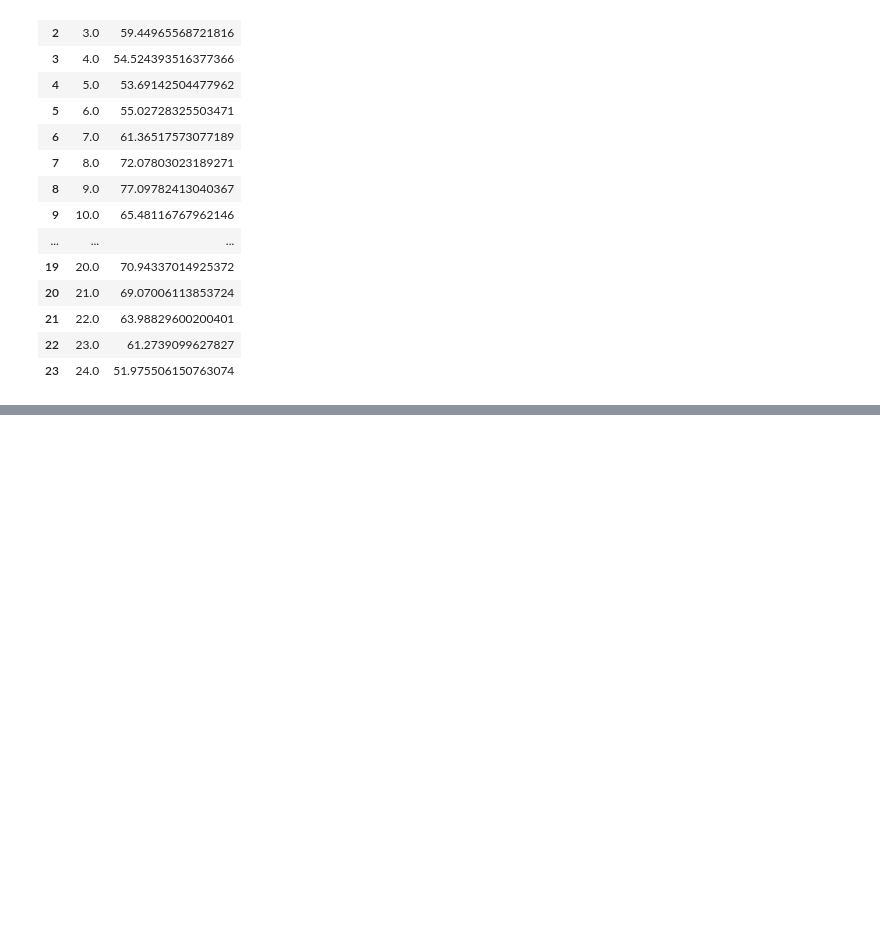
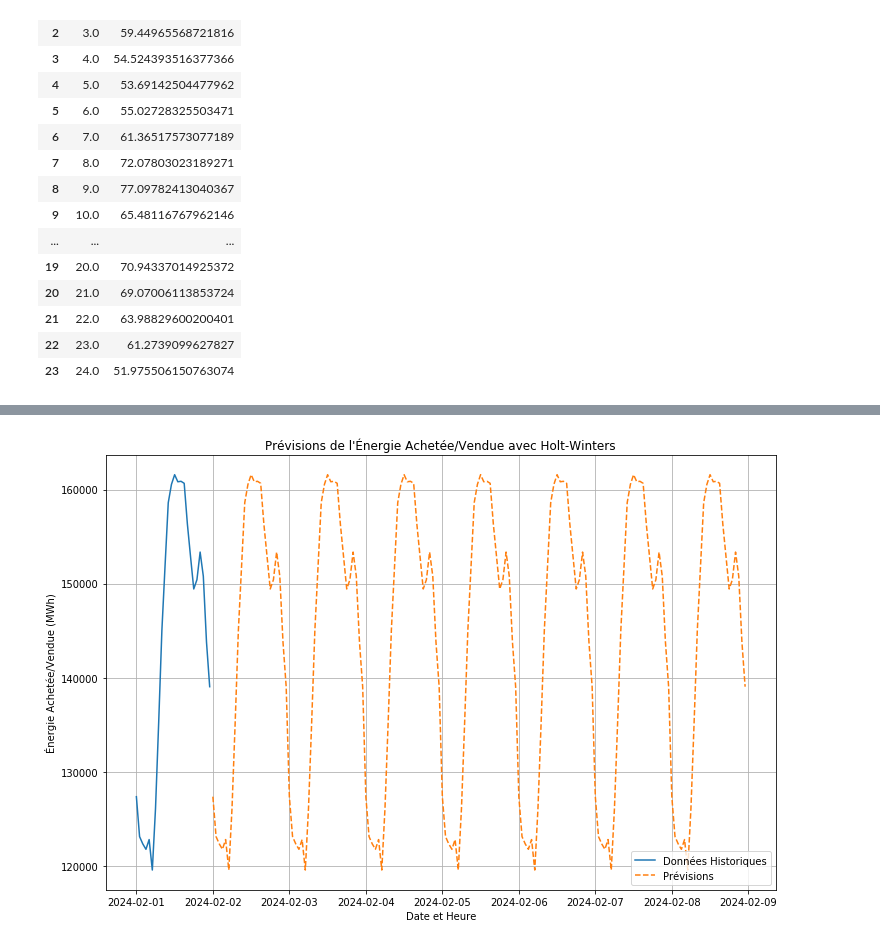
Before and after one commit to joseluissanchezr/analisis_datos, a Jupyter notebook: Grupo_3/visualisation.ipynb, the cells around one changed output, grey strips where cells are left out. Cells and saved outputs as stored; diff of their text form; code cells hidden in the pictures; blank space fills up the shorter version.

```diff
--- a/Grupo_3/visualisation.ipynb
+++ b/Grupo_3/visualisation.ipynb
@@ -387,0 +404,28 @@ equilibrium_df
+# %%
+#In order to make the previous , we will use the Triple exponetioel model that we have seen in a supply chain management course
+from statsmodels.tsa.holtwinters import ExponentialSmoothing
+
+# Décomposer la série temporelle
+energy_series = energy_per_hour.set_index('Fecha_Hora')['Energía Compra/Venta']
+
+# Ajuster le modèle Holt-Winters (Triple Exponential Smoothing)
+model = ExponentialSmoothing(energy_series, seasonal='add', seasonal_periods=24).fit()
+
+# Faire les prévisions
+forecast = model.forecast(steps=24*7)  # Prévisions pour une semaine
+
+# Tracer les données historiques et les prévisions
+plt.figure(figsize=(12, 8))
+plt.plot(energy_series.index, energy_series, label='Données Historiques')
+plt.plot(forecast.index, forecast, label='Prévisions', linestyle='--')
+plt.title("Prévisions de l'Énergie Achetée/Vendue avec Holt-Winters")
+plt.xlabel('Date et Heure')
+plt.ylabel('Énergie Achetée/Vendue (MWh)')
+plt.legend()
+plt.grid(True)
+plt.show()
+
+# Afficher les prévisions
+forecast
+# %% [output]
+[figure, added]
```
Also changed, not shown: parts of 8 cells of this notebook, 1 other file.
